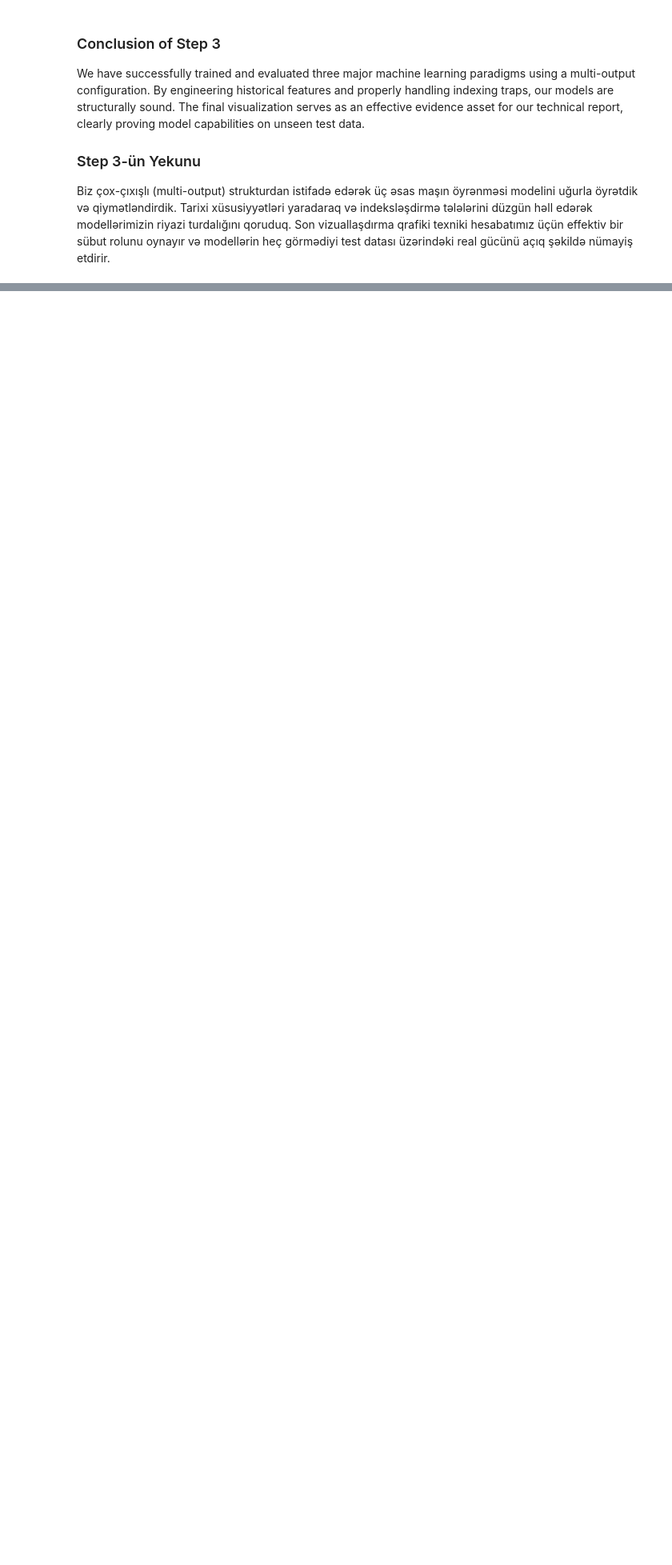
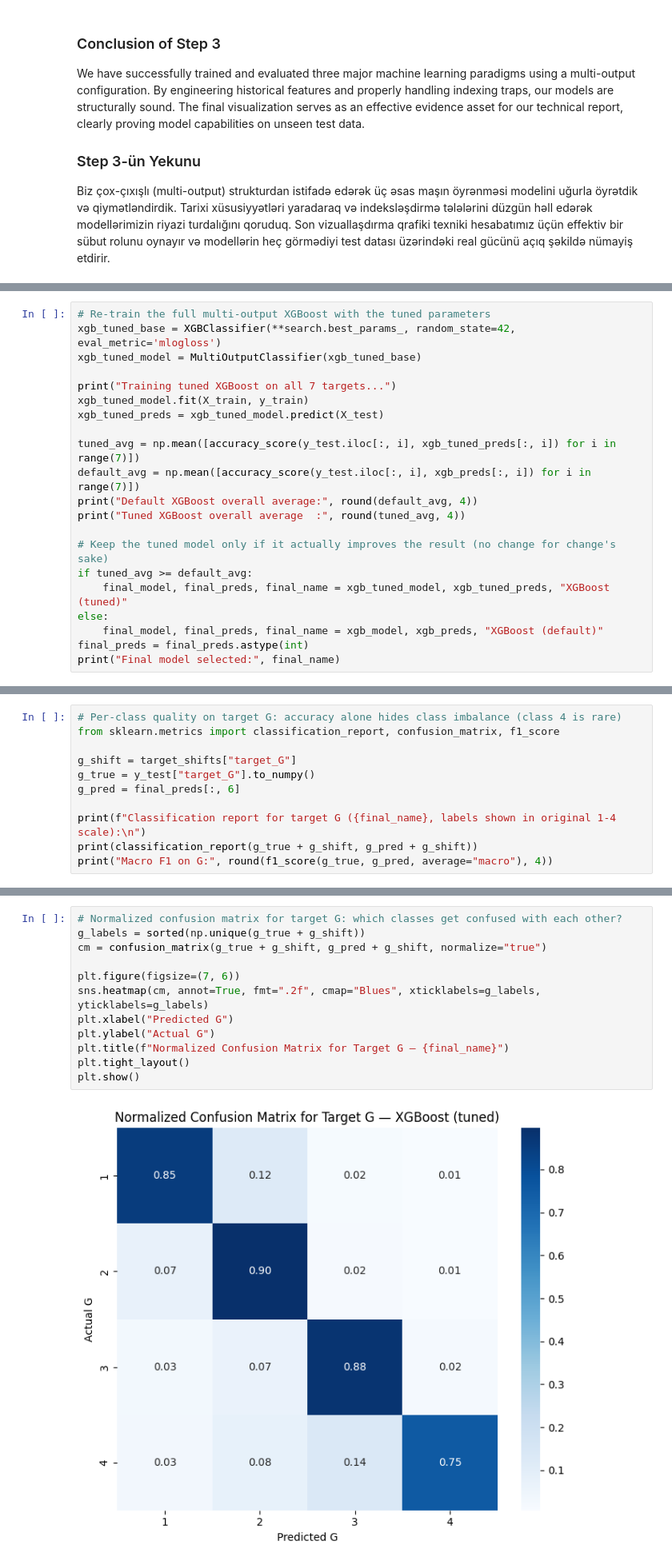
Before and after one commit to Khayal07/Insurance-Product-Purchase-Prediction-ML, a Jupyter notebook: 03_Modeling.ipynb, the cells around one changed output, grey strips where cells are left out. Shown at 80% size. Drawn from its saved outputs; the diff is of its cells as text; blank space fills up the shorter version.

```diff
--- a/03_Modeling.ipynb
+++ b/03_Modeling.ipynb
@@ -237,0 +333,21 @@ Biz çox-çıxışlı (multi-output) strukturdan istifadə edərək üç əsas m
+# %%
+# Re-train the full multi-output XGBoost with the tuned parameters
+xgb_tuned_base = XGBClassifier(**search.best_params_, random_state=42, eval_metric='mlogloss')
+xgb_tuned_model = MultiOutputClassifier(xgb_tuned_base)
+
+print("Training tuned XGBoost on all 7 targets...")
+xgb_tuned_model.fit(X_train, y_train)
+xgb_tuned_preds = xgb_tuned_model.predict(X_test)
+
+tuned_avg = np.mean([accuracy_score(y_test.iloc[:, i], xgb_tuned_preds[:, i]) for i in range(7)])
+default_avg = np.mean([accuracy_score(y_test.iloc[:, i], xgb_preds[:, i]) for i in range(7)])
+print("Default XGBoost overall average:", round(default_avg, 4))
+print("Tuned XGBoost overall average  :", round(tuned_avg, 4))
+
+# Keep the tuned model only if it actually improves the result (no change for change's sake)
+if tuned_avg >= default_avg:
+    final_model, final_preds, final_name = xgb_tuned_model, xgb_tuned_preds, "XGBoost (tuned)"
+else:
+    final_model, final_preds, final_name = xgb_model, xgb_preds, "XGBoost (default)"
+final_preds = final_preds.astype(int)
+print("Final model selected:", final_name)
@@ -237,0 +426,11 @@ Biz çox-çıxışlı (multi-output) strukturdan istifadə edərək üç əsas m
+# %%
+# Per-class quality on target G: accuracy alone hides class imbalance (class 4 is rare)
+from sklearn.metrics import classification_report, confusion_matrix, f1_score
+
+g_shift = target_shifts["target_G"]
+g_true = y_test["target_G"].to_numpy()
+g_pred = final_preds[:, 6]
+
+print(f"Classification report for target G ({final_name}, labels shown in original 1-4 scale):\n")
+print(classification_report(g_true + g_shift, g_pred + g_shift))
+print("Macro F1 on G:", round(f1_score(g_true, g_pred, average="macro"), 4))
@@ -237,0 +460,14 @@ Biz çox-çıxışlı (multi-output) strukturdan istifadə edərək üç əsas m
+# %%
+# Normalized confusion matrix for target G: which classes get confused with each other?
+g_labels = sorted(np.unique(g_true + g_shift))
+cm = confusion_matrix(g_true + g_shift, g_pred + g_shift, normalize="true")
+
+plt.figure(figsize=(7, 6))
+sns.heatmap(cm, annot=True, fmt=".2f", cmap="Blues", xticklabels=g_labels, yticklabels=g_labels)
+plt.xlabel("Predicted G")
+plt.ylabel("Actual G")
+plt.title(f"Normalized Confusion Matrix for Target G — {final_name}")
+plt.tight_layout()
+plt.show()
+# %% [output]
+[figure, added]
```
Also changed, not shown: parts of 33 cells of this notebook.
